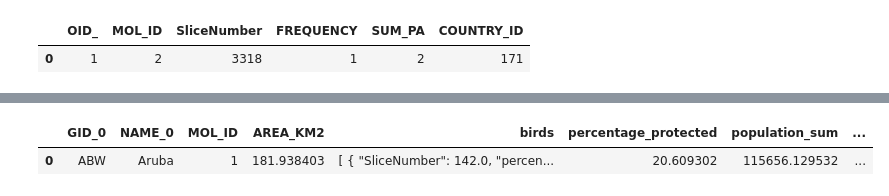
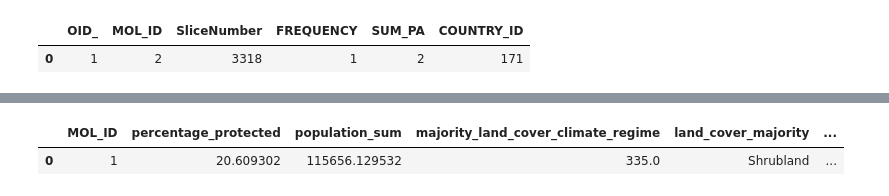
Before and after one commit to Vizzuality/he-scratchfolder, a Jupyter notebook: Precalculated_gadm0_SPS.ipynb, the cells around one changed output, grey strips where cells are left out. Drawn from its saved outputs; the diff is of its cells as text; code cells hidden in the pictures.

```diff
--- a/Precalculated_gadm0_SPS.ipynb
+++ b/Precalculated_gadm0_SPS.ipynb
@@ -225,6 +446,7 @@ dff.to_csv((f'{path_out}/gadm0_precalculated_biodiversity_only.csv'))
 # %%
-ctx = gpd.read_file(f'{path_in}/all_precalc_gadm0.geojson')
+# Get contextual data (this data was downloaded from the previous precalculated tables, as we don't have the original datasets)
+ctx = pd.read_csv(f'{path_in}/contextual_precalculations_2021.csv').drop(columns='Unnamed: 0')
 ctx.head(1)
 # %% [output]
-|  | GID_0 | NAME_0 | MOL_ID | AREA_KM2 | birds | percentage_protected | population_sum | ... |
-| 0 | ABW | Aruba | 1 | 181.938403 | [ { "SliceNumber": 142.0, "percen... | 20.609302 | 115656.129532 | ... |
+|  | MOL_ID | percentage_protected | population_sum | majority_land_cover_climate_regime | land_cover_majority | ... |
+| 0 | 1 | 20.609302 | 115656.129532 | 335.0 | Shrubland | ... |
```
Also changed, not shown: parts of 56 cells of this notebook, 2 other files.
